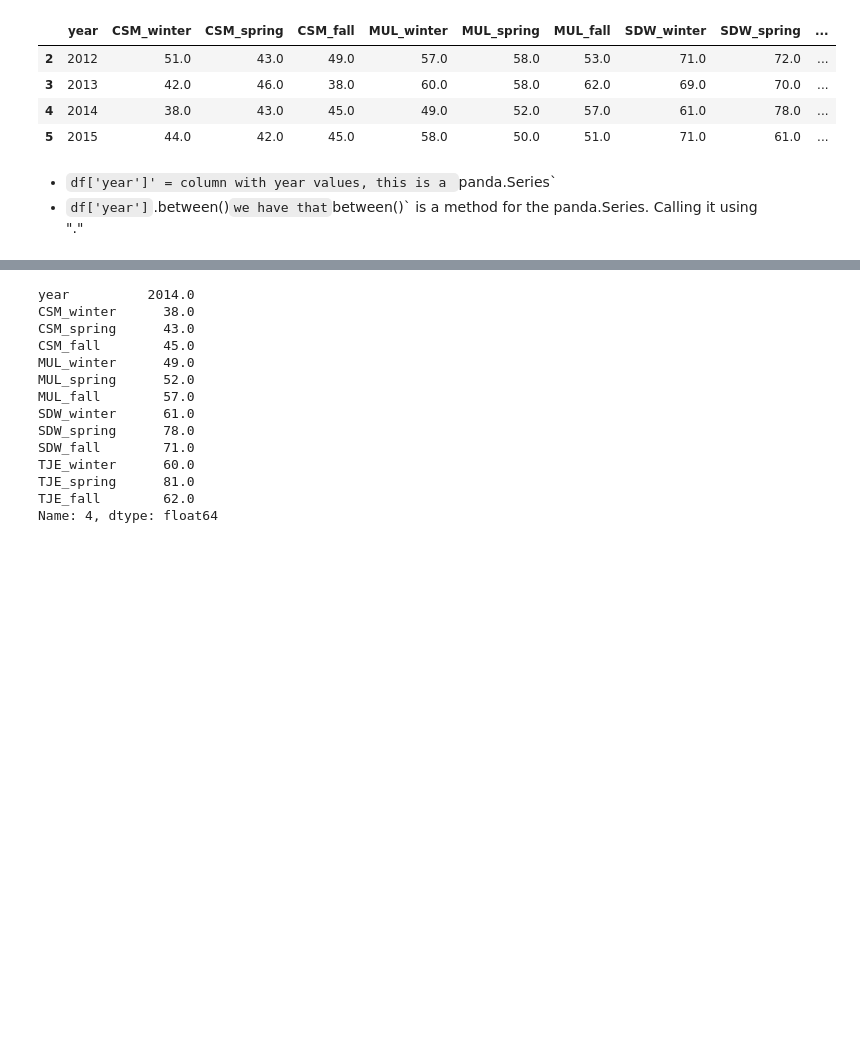
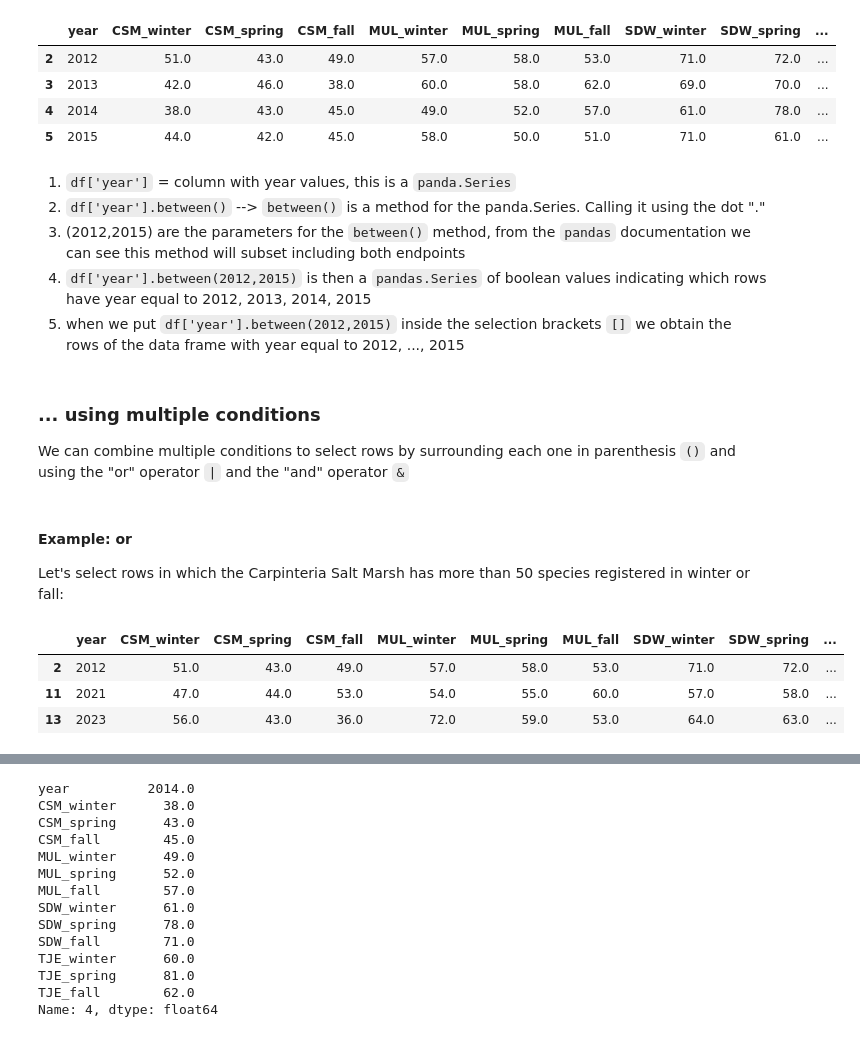
Before and after one commit to kaimorquecho/eds220-2025-in-class, a Jupyter notebook: week1-lesson-3-pandas-subsetting.ipynb, the cells around one changed output, grey strips where cells are left out. Drawn from its saved outputs; the diff is of its cells as text; code cells hidden in the pictures; blank space fills up the shorter version.

Commit message:
finished subsetting notes

```diff
--- a/week1-lesson-3-pandas-subsetting.ipynb
+++ b/week1-lesson-3-pandas-subsetting.ipynb
@@ -242,5 +232,23 @@ subset
 | 4 | 2014 | 38.0 | 43.0 | 45.0 | 49.0 | 52.0 | 57.0 | 61.0 | 78.0 | ... |
 | 5 | 2015 | 44.0 | 42.0 | 45.0 | 58.0 | 50.0 | 51.0 | 71.0 | 61.0 | ... |
 # %% [markdown]
-- `df['year']' = column with year values, this is a `panda.Series`
-- `df['year']`.between()` we have that `between()` is a method for the panda.Series. Calling it using "."
+1. `df['year']` = column with year values, this is a `panda.Series`
+2. `df['year'].between()` --> `between()` is a method for the panda.Series. Calling it using the dot "."
+3. (2012,2015) are the parameters for the `between()` method, from the `pandas` documentation we can see this method will subset including both endpoints
+4. `df['year'].between(2012,2015)` is then a `pandas.Series` of boolean values indicating which rows have year equal to 2012, 2013, 2014, 2015
+5. when we put `df['year'].between(2012,2015)` inside the selection brackets `[]` we obtain the rows of the data frame with year equal to 2012, ..., 2015
+# %% [markdown]
+### ... using multiple conditions
+
+We can combine multiple conditions to select rows by surrounding each one in parenthesis `()` and using the "or" operator `|` and the "and" operator `&`
+# %% [markdown]
+#### Example: or
+
+Let's select rows in which the Carpinteria Salt Marsh has more than 50 species registered in winter or fall:
+# %%
+df[(df['CSM_winter']>50) | (df['CSM_fall']>50)]
+# %% [output]
+|  | year | CSM_winter | CSM_spring | CSM_fall | MUL_winter | MUL_spring | MUL_fall | SDW_winter | SDW_spring | ... |
+| 2 | 2012 | 51.0 | 43.0 | 49.0 | 57.0 | 58.0 | 53.0 | 71.0 | 72.0 | ... |
+| 11 | 2021 | 47.0 | 44.0 | 53.0 | 54.0 | 55.0 | 60.0 | 57.0 | 58.0 | ... |
+| 13 | 2023 | 56.0 | 43.0 | 36.0 | 72.0 | 59.0 | 53.0 | 64.0 | 63.0 | ... |
```
Also changed, not shown: parts of 9 cells of this notebook.
